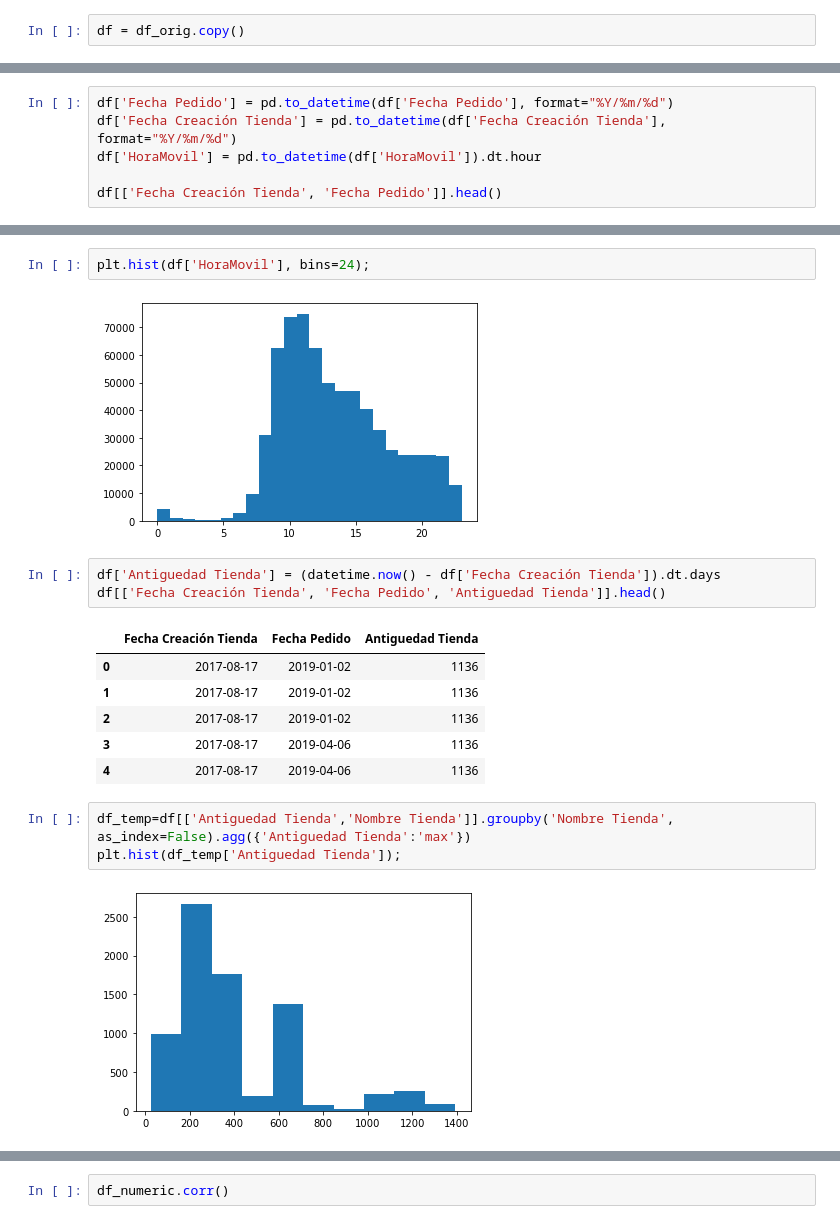
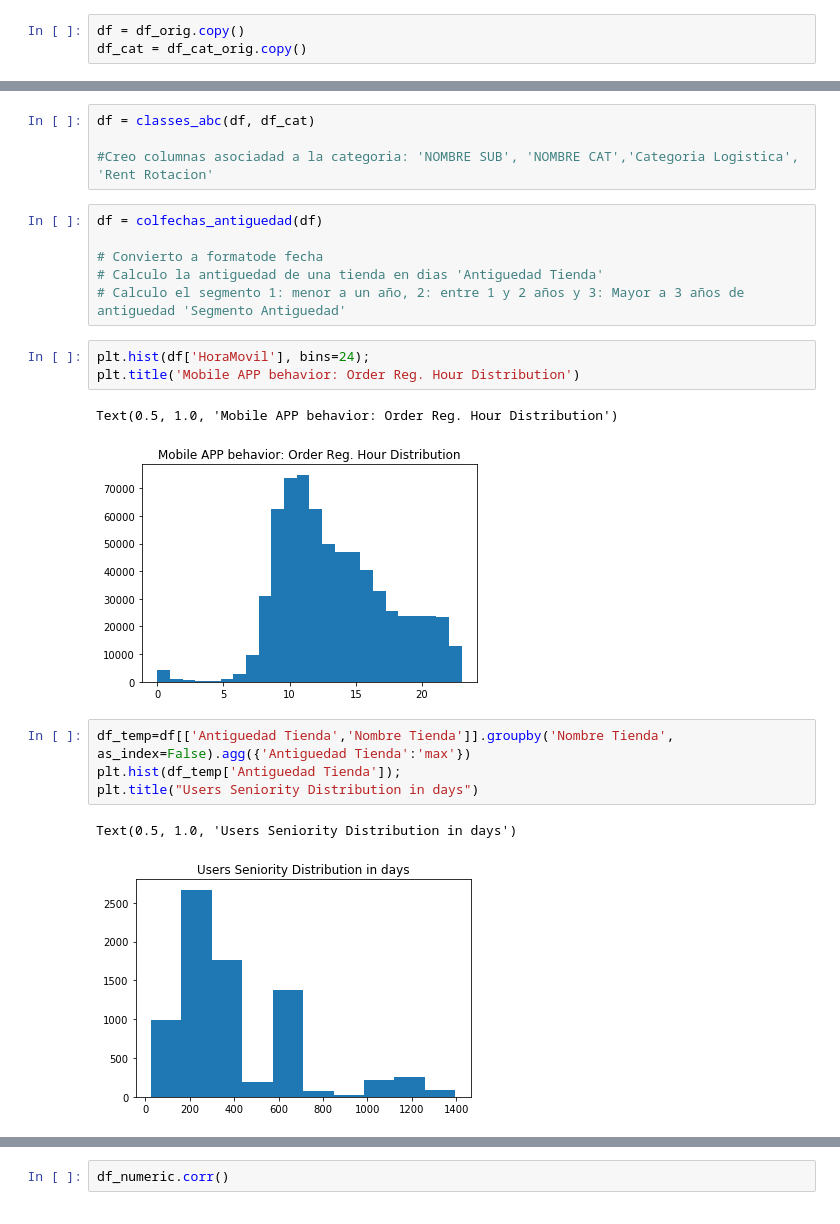
Before and after one commit to humbertocrv/Project_repository, a Jupyter notebook: EDA_Teate_HRV_26_09_2020.ipynb, the cells around one changed output, grey strips where cells are left out. Drawn from its saved outputs; the diff is of its cells as text.

Commit message:
integro funciones de convertir a datetime cols y de lealtad y heatmap correlacion

```diff
--- a/EDA_Teate_HRV_26_09_2020.ipynb
+++ b/EDA_Teate_HRV_26_09_2020.ipynb
@@ -18,2 +29,3 @@ df_orig = pd.read_csv('data/teate final v2.csv')
 # %%
 df = df_orig.copy()
+df_cat = df_cat_orig.copy()
@@ -40,6 +31,0 @@ list(df.columns)
-# %%
-df['Fecha Pedido'] = pd.to_datetime(df['Fecha Pedido'], format="%Y/%m/%d")
-df['Fecha Creación Tienda'] = pd.to_datetime(df['Fecha Creación Tienda'], format="%Y/%m/%d")
-df['HoraMovil'] = pd.to_datetime(df['HoraMovil']).dt.hour
-
-df[['Fecha Creación Tienda', 'Fecha Pedido']].head()
@@ -53,20 +39,24 @@ df[['Fecha Creación Tienda', 'Fecha Pedido']].head()
+# %%
+df = classes_abc(df, df_cat)
+
+#Creo columnas asociadad a la categoria: 'NOMBRE SUB', 'NOMBRE CAT','Categoria Logistica', 'Rent Rotacion'
+# %%
+df = colfechas_antiguedad(df)
+
+# Convierto a formatode fecha
+# Calculo la antiguedad de una tienda en dias 'Antiguedad Tienda'
+# Calculo el segmento 1: menor a un año, 2: entre 1 y 2 años y 3: Mayor a 3 años de antiguedad 'Segmento Antiguedad'
 # %%
 plt.hist(df['HoraMovil'], bins=24);
+plt.title('Mobile APP behavior: Order Reg. Hour Distribution')
 # %% [output]
+Text(0.5, 1.0, 'Mobile APP behavior: Order Reg. Hour Distribution')
-[figure, old version]
+[figure, new version]
-# %%
-df['Antiguedad Tienda'] = (datetime.now() - df['Fecha Creación Tienda']).dt.days
-df[['Fecha Creación Tienda', 'Fecha Pedido', 'Antiguedad Tienda']].head()
-# %% [output]
-|  | Fecha Creación Tienda | Fecha Pedido | Antiguedad Tienda |
-| 0 | 2017-08-17 | 2019-01-02 | 1136 |
-| 1 | 2017-08-17 | 2019-01-02 | 1136 |
-| 2 | 2017-08-17 | 2019-01-02 | 1136 |
-| 3 | 2017-08-17 | 2019-04-06 | 1136 |
-| 4 | 2017-08-17 | 2019-04-06 | 1136 |
 # %%
 df_temp=df[['Antiguedad Tienda','Nombre Tienda']].groupby('Nombre Tienda', as_index=False).agg({'Antiguedad Tienda':'max'})
 plt.hist(df_temp['Antiguedad Tienda']);
+plt.title("Users Seniority Distribution in days")
 # %% [output]
+Text(0.5, 1.0, 'Users Seniority Distribution in days')
-[figure, old version]
+[figure, new version]
 # %%
```
Also changed, not shown: parts of 15 cells of this notebook, 3 other files.
